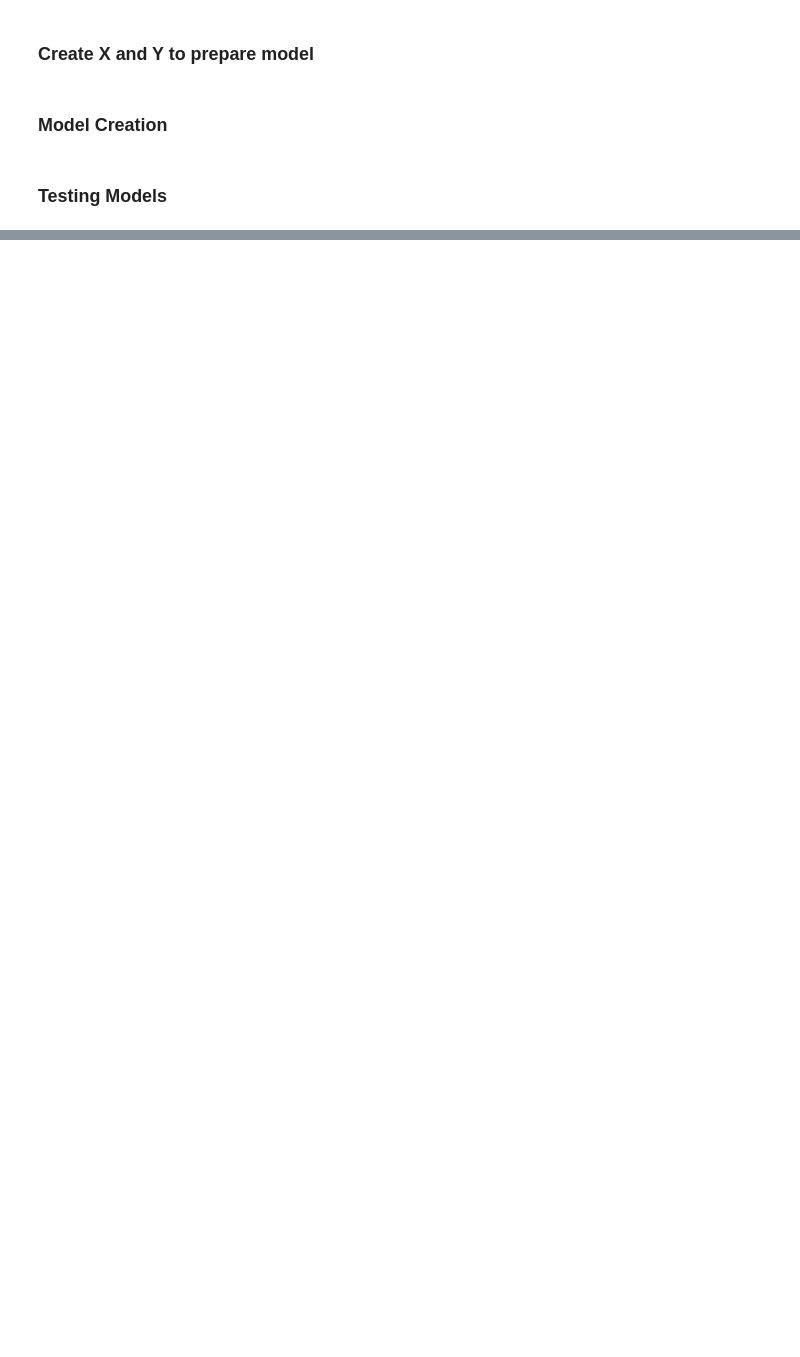
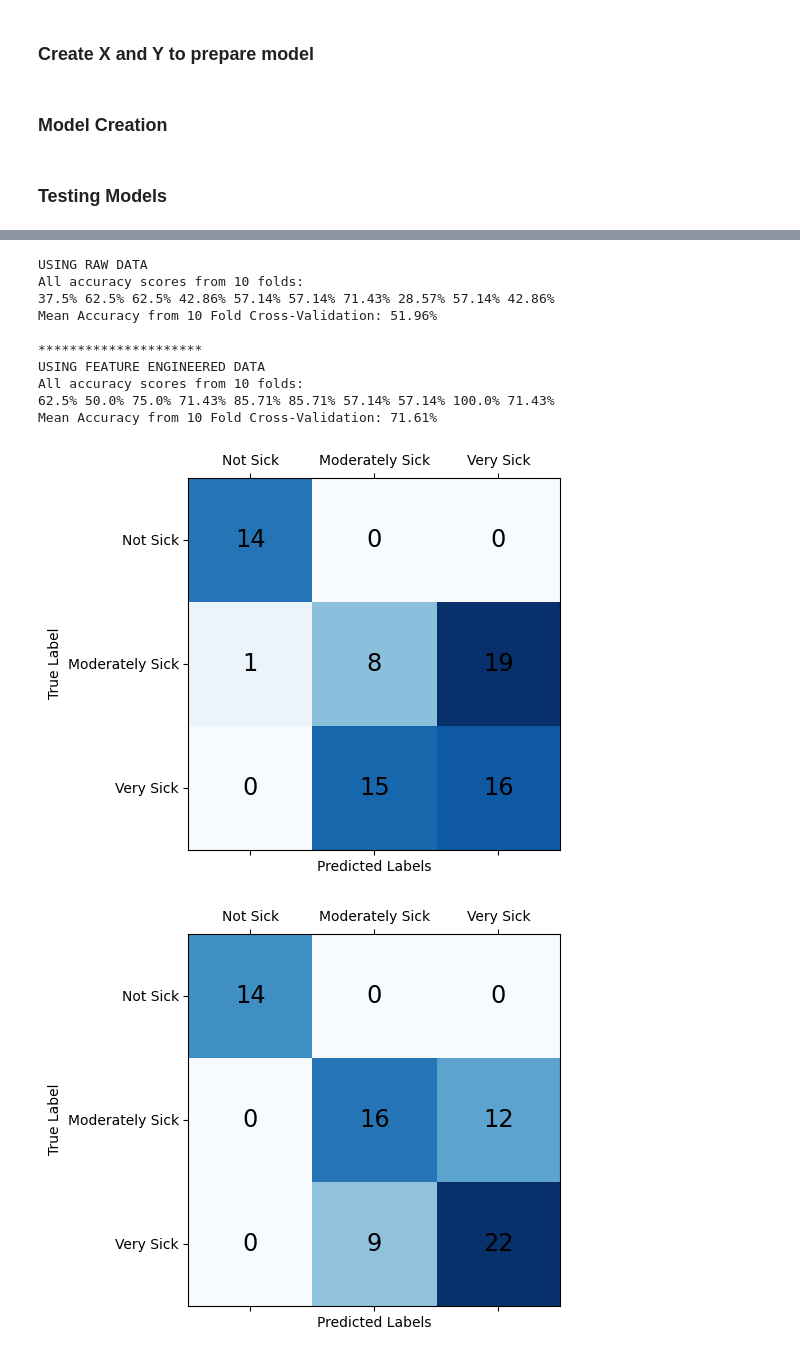
Before and after one commit to jmandzak/SheepActivity, a Jupyter notebook: part2.ipynb, the cells around one changed output, grey strips where cells are left out. Drawn from its saved outputs; the diff is of its cells as text; code cells hidden in the pictures; blank space fills up the shorter version.

```diff
--- a/part2.ipynb
+++ b/part2.ipynb
@@ -146,5 +253,24 @@ Mean Accuracy from 10 Fold Cross-Validation: 60.18%
 # %%
 from xgboost import XGBClassifier
 
+print('USING RAW DATA')
+model = XGBClassifier()
+train_and_evaluate_model(X_RAW, y, model)
+
+print('*********************')
+print('USING FEATURE ENGINEERED DATA')
 model = XGBClassifier()
 train_and_evaluate_model(X, y, model)
+# %% [output]
+USING RAW DATA
+All accuracy scores from 10 folds:
+37.5% 62.5% 62.5% 42.86% 57.14% 57.14% 71.43% 28.57% 57.14% 42.86%
+Mean Accuracy from 10 Fold Cross-Validation: 51.96%
+
+*********************
+USING FEATURE ENGINEERED DATA
+All accuracy scores from 10 folds:
+62.5% 50.0% 75.0% 71.43% 85.71% 85.71% 57.14% 57.14% 100.0% 71.43%
+Mean Accuracy from 10 Fold Cross-Validation: 71.61%
+[figure, added]
+[figure, added]
```
Also changed, not shown: parts of 15 cells of this notebook, 1 other file.
